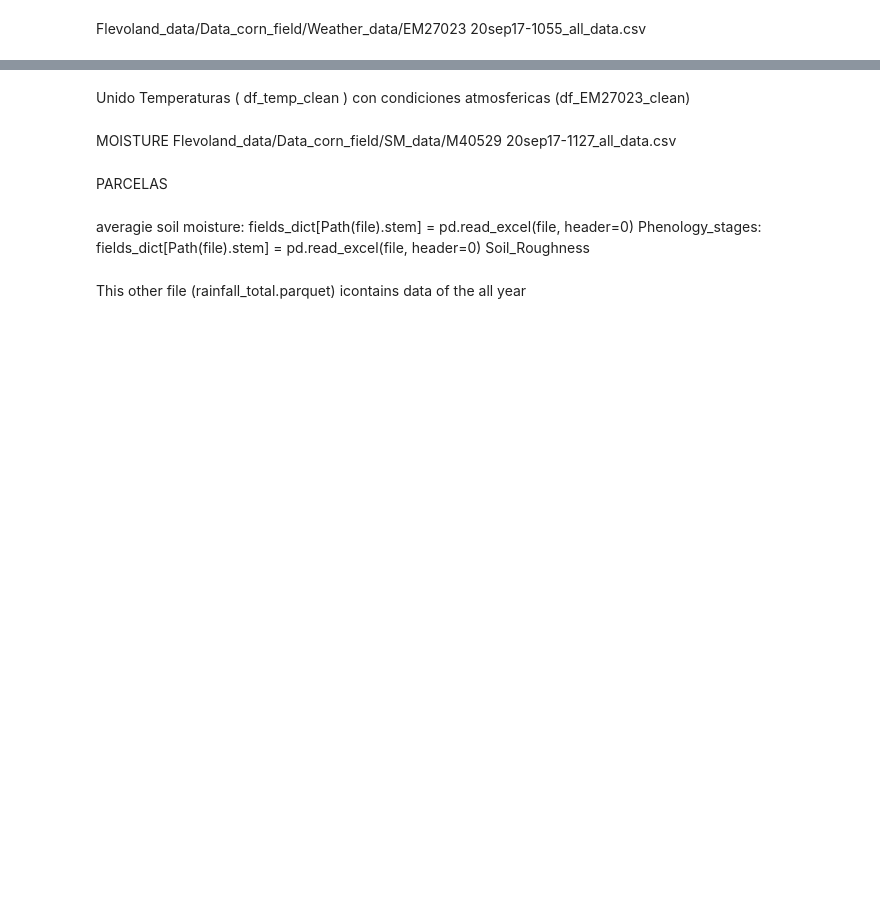
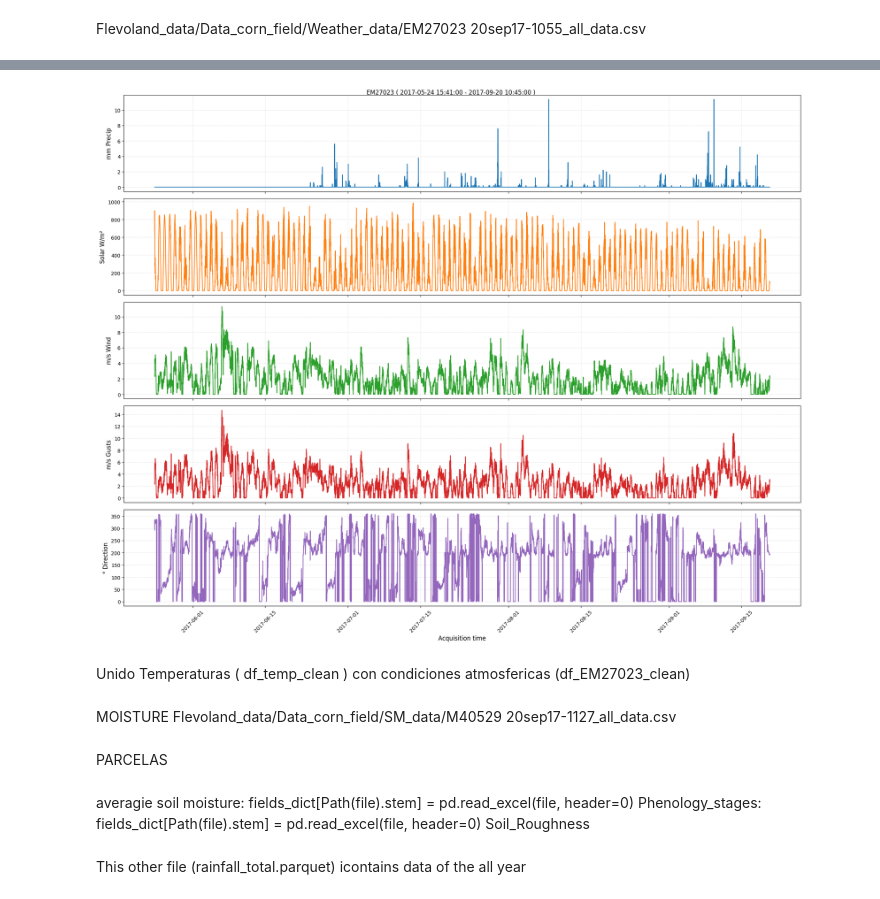
Before and after one commit to cFr4nk/Tesi_SAR_Analysis, a Jupyter notebook: App_1.ipynb, the cells around one changed output, grey strips where cells are left out. Drawn from its saved outputs; the diff is of its cells as text; code cells hidden in the pictures; blank space fills up the shorter version.

```diff
--- a/App_1.ipynb
+++ b/App_1.ipynb
@@ -75,24 +121,27 @@ df_EM27023_clean.to_parquet('/home/frank/Desktop/f.chiapperino_local/VALENCIA/SC
 # %%
 fig, axes = plt.subplots(5, 1, figsize=(20, 16), sharex=True)
+data_x = df_EM27023_clean.index
 plt.suptitle(f' EM27023 ( {data_x[0]} - {data_x[-1]} )' )
 
 # Lista degli indici delle colonne che vuoi plottare
 colonne_y = [0,1,2,3,4]
 data_x = df_EM27023_clean.index
 
 for i, col_idx in enumerate(colonne_y):
     # Plottiamo i dati
     axes[i].plot(data_x, df_EM27023_clean.iloc[:, col_idx], color=f'C{i}', linewidth=1.5)
 
     # Impostiamo il nome della colonna come etichetta Y
     nome_colonna = df_EM27023_clean.columns[col_idx]
     axes[i].set_ylabel(nome_colonna, fontsize=12)
     axes[i].grid(True, alpha=0.3, linestyle='--')
 
 plt.xlabel('Acquisition time', fontsize=12)
 plt.xticks(rotation=45)
 plt.tight_layout()
 plt.show()
+# %% [output]
+[figure, added]
 # %% [markdown]
 Unido Temperaturas ( df_temp_clean ) con condiciones atmosfericas (df_EM27023_clean)
 # %%
```
Also changed, not shown: parts of 6 cells of this notebook, 1 other file.
